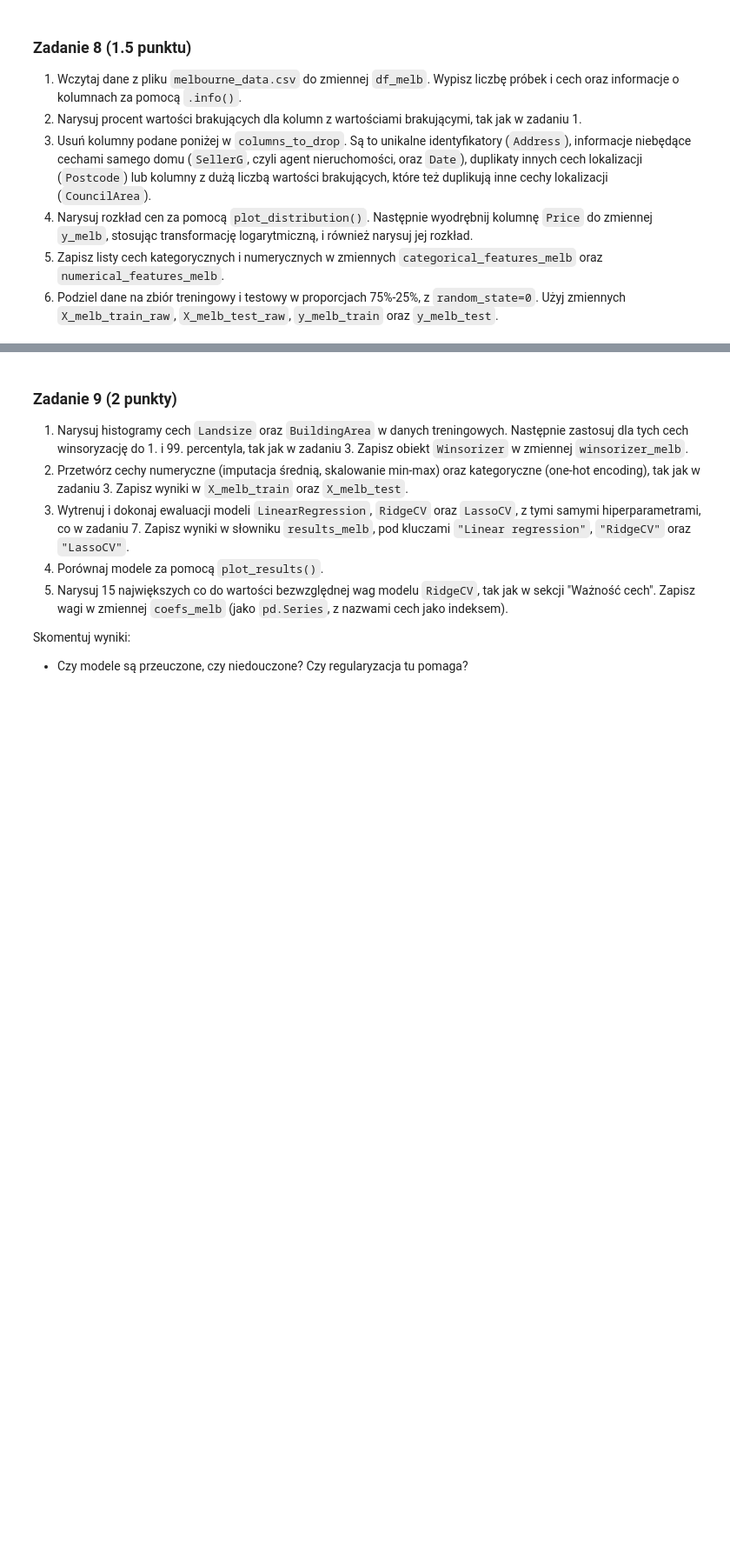
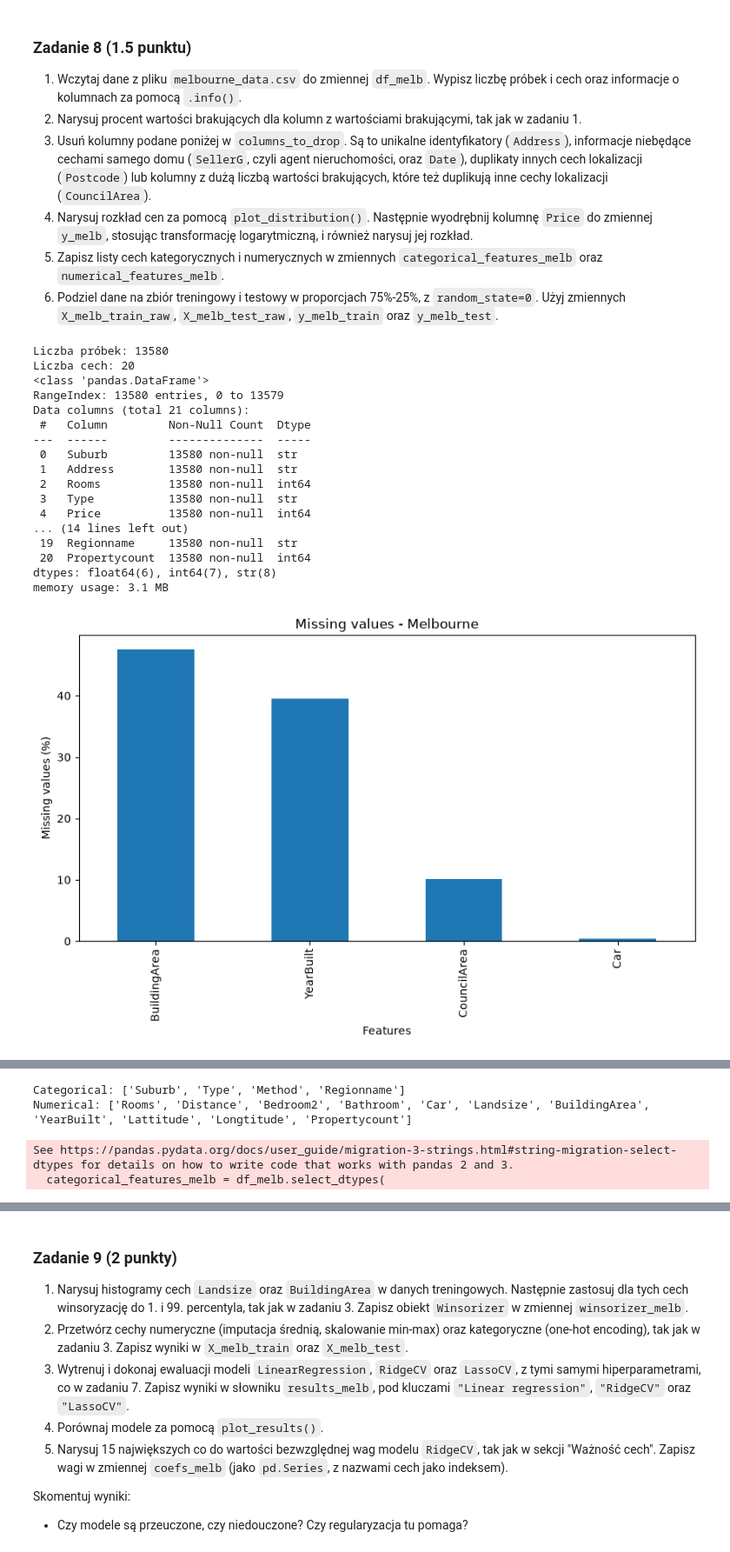
Before and after one commit to Kukl0fy/podstawy-sztucznej-inteligencji, a Jupyter notebook: lab1/lab_1.ipynb, the cells around one changed output, grey strips where cells are left out. Shown at 87% size. Saved outputs shown, nothing was run; the diff lists cells and outputs as text; code cells hidden in the pictures; blank space fills up the shorter version.

```diff
--- a/lab1/lab_1.ipynb
+++ b/lab1/lab_1.ipynb
@@ -1173,0 +1501,69 @@ columns_to_drop = ["Address", "SellerG", "Date", "Postcode", "CouncilArea"]
+# %%
+columns_to_drop = ["Address", "SellerG", "Date", "Postcode", "CouncilArea"]
+
+# your_code
+df_melb = pd.read_csv("melbourne_data.csv")
+
+print("Liczba próbek:", df_melb.shape[0])
+print("Liczba cech:", df_melb.shape[1] - 1)
+df_melb.info()
+
+missing_pct = df_melb.isna().mean() * 100
+missing_pct = missing_pct[missing_pct > 0].sort_values(ascending=False)
+
+missing_pct.plot.bar(
+    figsize=(10, 5),
+    title="Missing values - Melbourne",
+    xlabel="Features",
+    ylabel="Missing values (%)"
+)
+plt.show()
+
+columns_to_drop = [
+    "Address", "SellerG", "Date", "Postcode", "CouncilArea"
+]
+
+df_melb = df_melb.drop(columns=columns_to_drop)
+
+plot_distribution(df_melb["Price"], "Price distribution")
+
+y_melb = np.log1p(df_melb.pop("Price"))
+
+plot_distribution(y_melb, "Log-transformed Price distribution")
+
+categorical_features_melb = df_melb.select_dtypes(
+    include=["object", "category"]
+).columns.tolist()
+
+numerical_features_melb = df_melb.select_dtypes(
+    include=np.number
+).columns.tolist()
+
+print("Categorical:", categorical_features_melb)
+print("Numerical:", numerical_features_melb)
+
+X_melb_train_raw, X_melb_test_raw, y_melb_train, y_melb_test = train_test_split(
+    df_melb,
+    y_melb,
+    test_size=0.25,
+    random_state=0
+)
+# %% [output]
+Liczba próbek: 13580
+Liczba cech: 20
+<class 'pandas.DataFrame'>
+RangeIndex: 13580 entries, 0 to 13579
+Data columns (total 21 columns):
+ #   Column         Non-Null Count  Dtype
+---  ------         --------------  -----
+ 0   Suburb         13580 non-null  str
+ 1   Address        13580 non-null  str
+ 2   Rooms          13580 non-null  int64
+ 3   Type           13580 non-null  str
+ 4   Price          13580 non-null  int64
+... (14 lines left out)
+ 19  Regionname     13580 non-null  str
+ 20  Propertycount  13580 non-null  int64
+dtypes: float64(6), int64(7), str(8)
+memory usage: 3.1 MB
+[figure, added]
@@ -1174,3 +1572,7 @@ columns_to_drop = ["Address", "SellerG", "Date", "Postcode", "CouncilArea"]
+Categorical: ['Suburb', 'Type', 'Method', 'Regionname']
+Numerical: ['Rooms', 'Distance', 'Bedroom2', 'Bathroom', 'Car', 'Landsize', 'BuildingArea', 'YearBuilt', 'Lattitude', 'Longtitude', 'Propertycount']
+See https://pandas.pydata.org/docs/user_guide/migration-3-strings.html#string-migration-select-dtypes for details on how to write code that works with pandas 2 and 3.
+  categorical_features_melb = df_melb.select_dtypes(
 # %%
 assert df_melb.shape == (13580, 15)
 assert "Price" not in df_melb.columns
```
Also changed, not shown: parts of 40 cells of this notebook.
